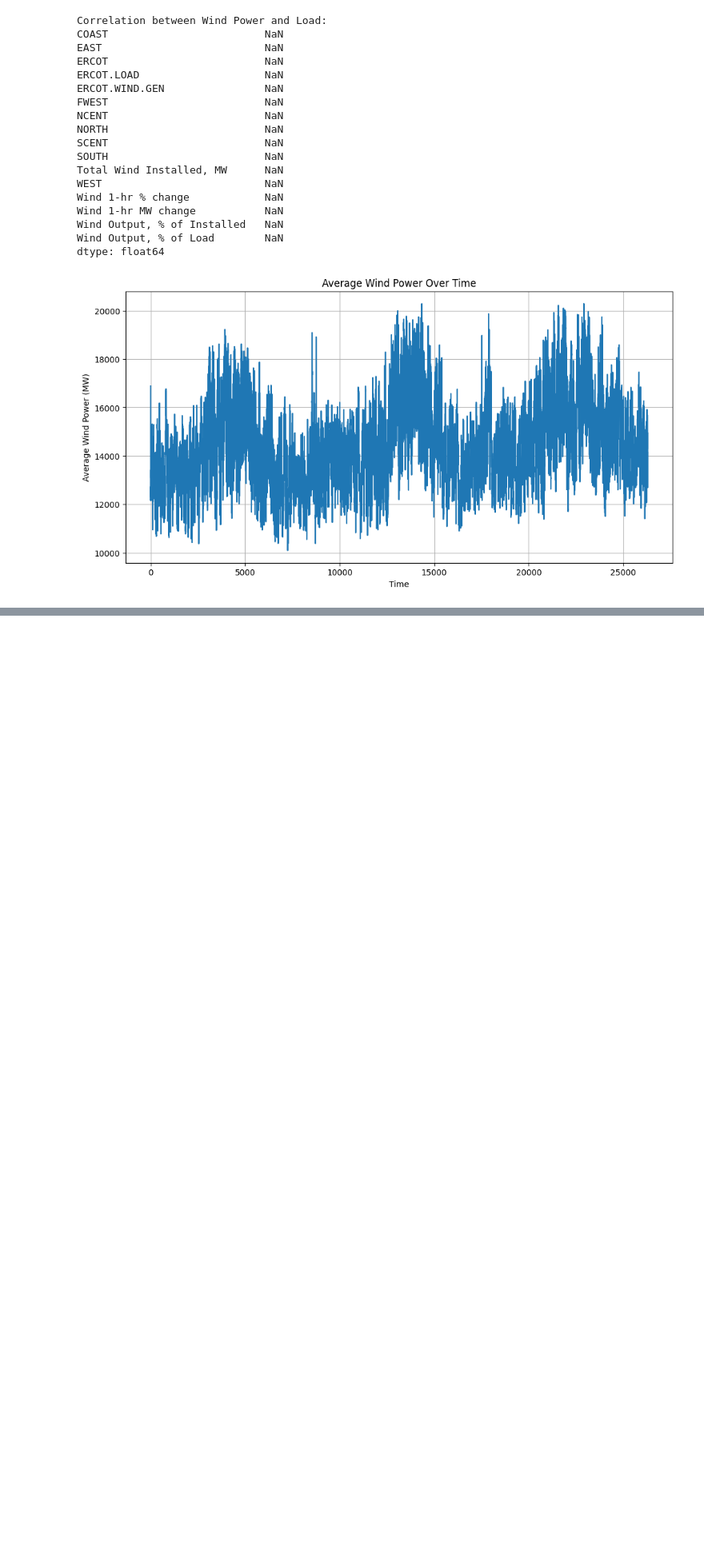
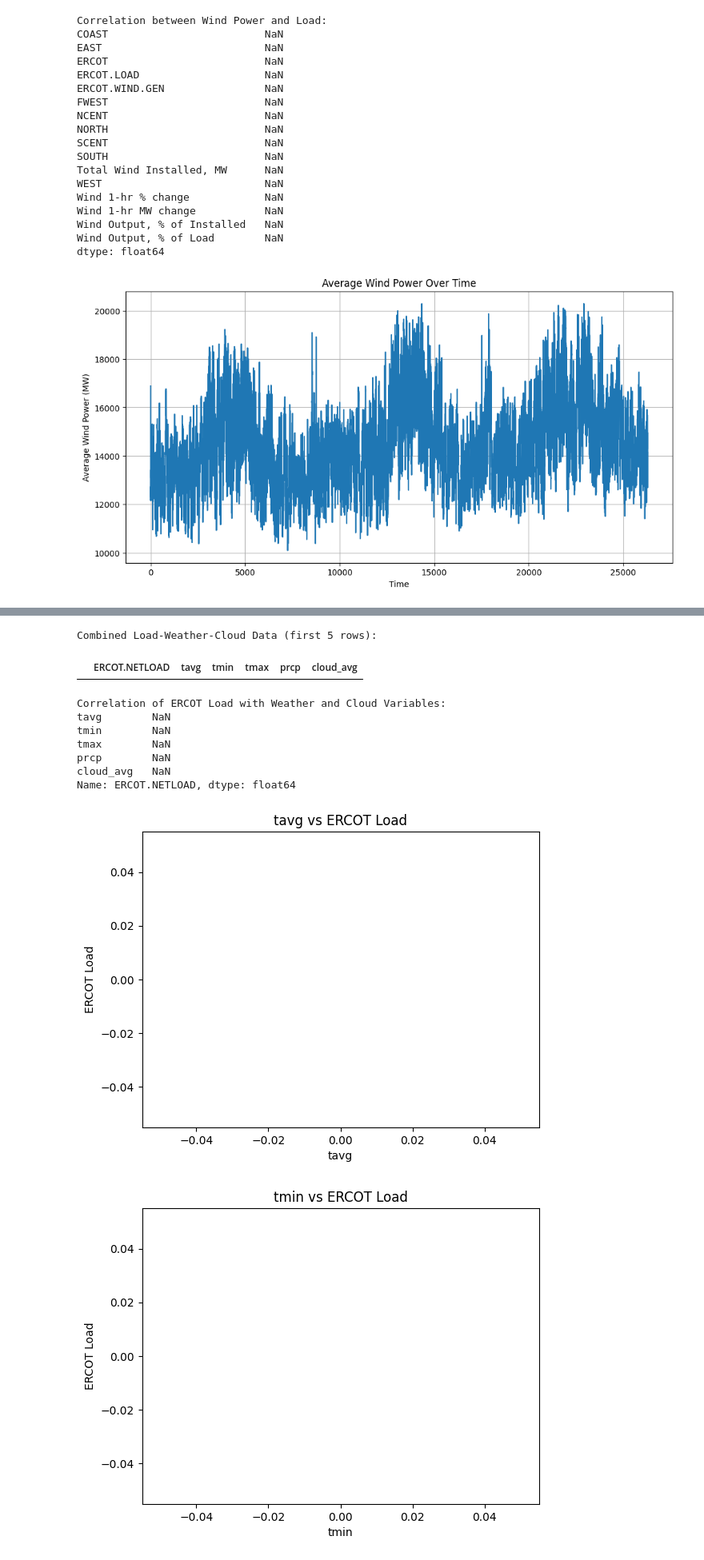
Before and after one commit to Leelawls/ECEN-360, a Jupyter notebook: etl.ipynb, the cells around one changed output, grey strips where cells are left out. Shown at 80% size. Cells and saved outputs as stored; diff of their text form; code cells hidden in the pictures; blank space fills up the shorter version.

```diff
--- a/etl.ipynb
+++ b/etl.ipynb
@@ -303,3 +310,7 @@ Wind Output, % of Installed   NaN
 Wind Output, % of Load        NaN
 dtype: float64
 [figure]
+# %%
+#read in new data
+df_weather = pd.read_csv("cleaned_combined_texas_weather_2022_2024.csv", index_col=0, parse_dates=True)
+df_cloud = pd.read_csv("synced_texas_cloud_coverage_2022_2024.csv", index_col=0, parse_dates=True)
@@ -305,0 +336,46 @@ dtype: float64
+# %%
+#EDA – Weather/Cloud Coverage vs ERCOT Load ***NOT WORKING PROPERLY***
+
+#cloud avg
+df_cloud["cloud_avg"] = df_cloud.mean(axis=1)
+
+#inspect these weather variables
+weather_vars = ['tavg', 'tmin', 'tmax', 'prcp']
+
+#drop rows missing these variables
+df_weather_sub = df_weather[weather_vars].dropna()
+
+#join load data w weather
+df_load_weather = df_load[['ERCOT.NETLOAD']].join(df_weather_sub, how='inner')
+
+#join load data w/ cloud
+df_load_weather = df_load_weather.join(df_cloud[['cloud_avg']], how='inner')
+
+print("Combined Load-Weather-Cloud Data (first 5 rows):")
+display(df_load_weather.head())
+
+#pearson correlations between ERCOT load and each weather/cloud variable.
+corr_vals = df_load_weather.corr()['ERCOT.NETLOAD'].drop('ERCOT.NETLOAD')
+print("Correlation of ERCOT Load with Weather and Cloud Variables:")
+print(corr_vals)
+
+#scatter plots for each variable against load
+for var in weather_vars + ['cloud_avg']:
+    plt.figure()
+    plt.scatter(df_load_weather[var], df_load_weather['ERCOT.NETLOAD'], alpha=0.3)
+    plt.xlabel(var)
+    plt.ylabel("ERCOT Load")
+    plt.title(f"{var} vs ERCOT Load")
+    plt.show()
+# %% [output]
+Combined Load-Weather-Cloud Data (first 5 rows):
+|  | ERCOT.NETLOAD | tavg | tmin | tmax | prcp | cloud_avg |
+Correlation of ERCOT Load with Weather and Cloud Variables:
+tavg        NaN
+tmin        NaN
+tmax        NaN
+prcp        NaN
+cloud_avg   NaN
+Name: ERCOT.NETLOAD, dtype: float64
+[figure, added]
+[figure, added]
```
Also changed, not shown: parts of 6 cells of this notebook.
